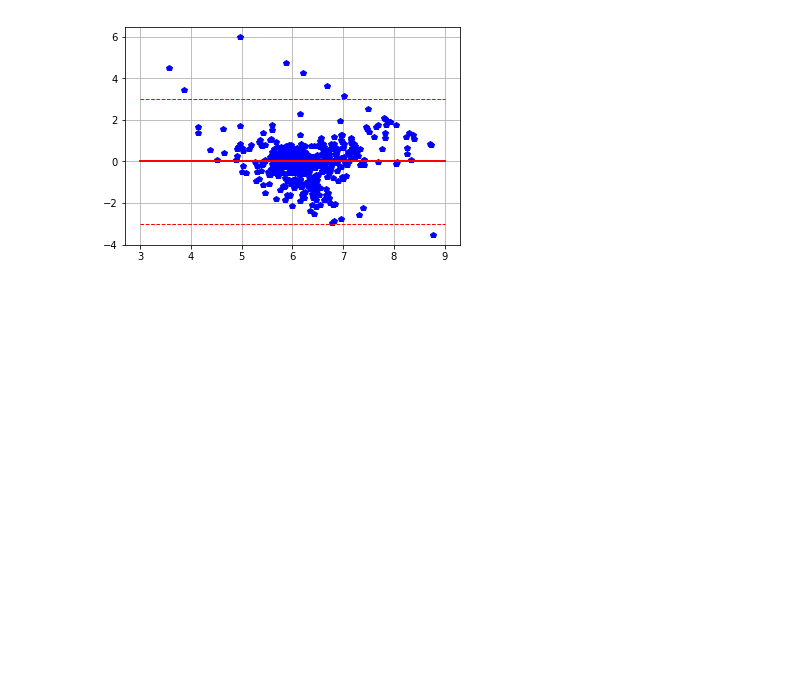
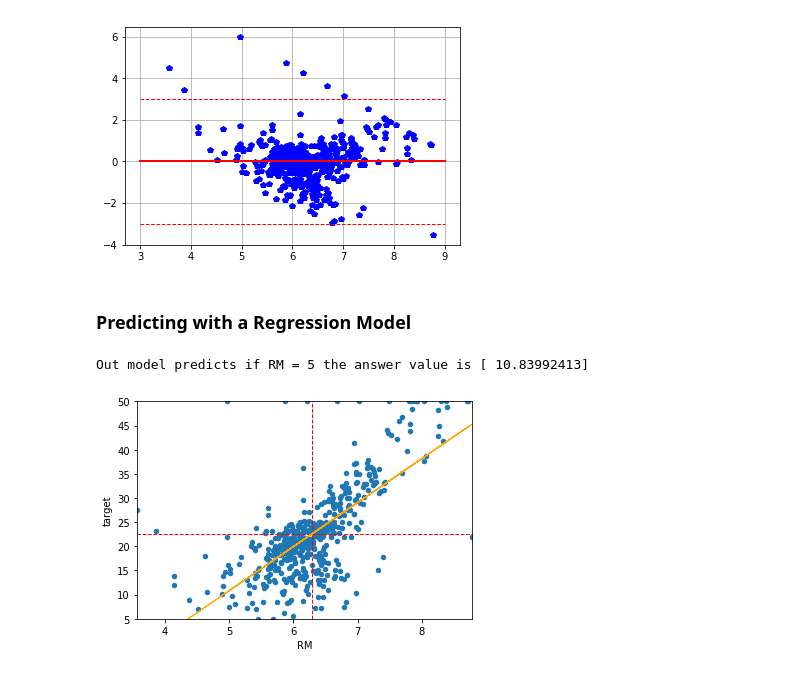
Before and after one commit to rvernagus/data-science-notebooks, a Jupyter notebook: LinearRegression/Linear Regression.ipynb, the cells around one changed output. Saved outputs shown, nothing was run; the diff lists cells and outputs as text; code cells hidden in the pictures; blank space fills up the shorter version.

Commit message:
Add Predicting with Regression Model section to Linear Regression

```diff
--- a/LinearRegression/Linear Regression.ipynb
+++ b/LinearRegression/Linear Regression.ipynb
@@ -129,3 +129,21 @@ lower_bound = plt.plot([int(x_range[0]), round(x_range[1], 0)], [-3, -3], '--',
 plt.grid()
 # %% [output]
 [figure]
+# %% [markdown]
+### Predicting with a Regression Model
+# %%
+# For this cell to work, ensure that fitted_model is set from sm.OLS instead of smf.ols
+RM = 5
+Xp = np.array([1, RM])
+print('Out model predicts if RM = {0} the answer value is {1}'.format(RM, fitted_model.predict(Xp)))
+# %% [output]
+Out model predicts if RM = 5 the answer value is [ 10.83992413]
+# %%
+x_range = [dataset['RM'].min(), dataset['RM'].max()]
+y_range = [dataset['target'].min(), dataset['target'].max()]
+scatter_plot = dataset.plot(kind='scatter', x='RM', y='target', xlim=x_range, ylim=y_range)
+mean_y = scatter_plot.plot(x_range, [dataset['target'].mean(), dataset['target'].mean()], '--', color='red', linewidth=1)
+mean_x = scatter_plot.plot([dataset['RM'].mean(), dataset['RM'].mean()], y_range, '--', color='red', linewidth=1)
+regression_line = scatter_plot.plot(dataset['RM'], fitted_values, '-', color='orange', linewidth=1)
+# %% [output]
+[figure, added]
```
Also changed, not shown: parts of 1 cell of this notebook.
